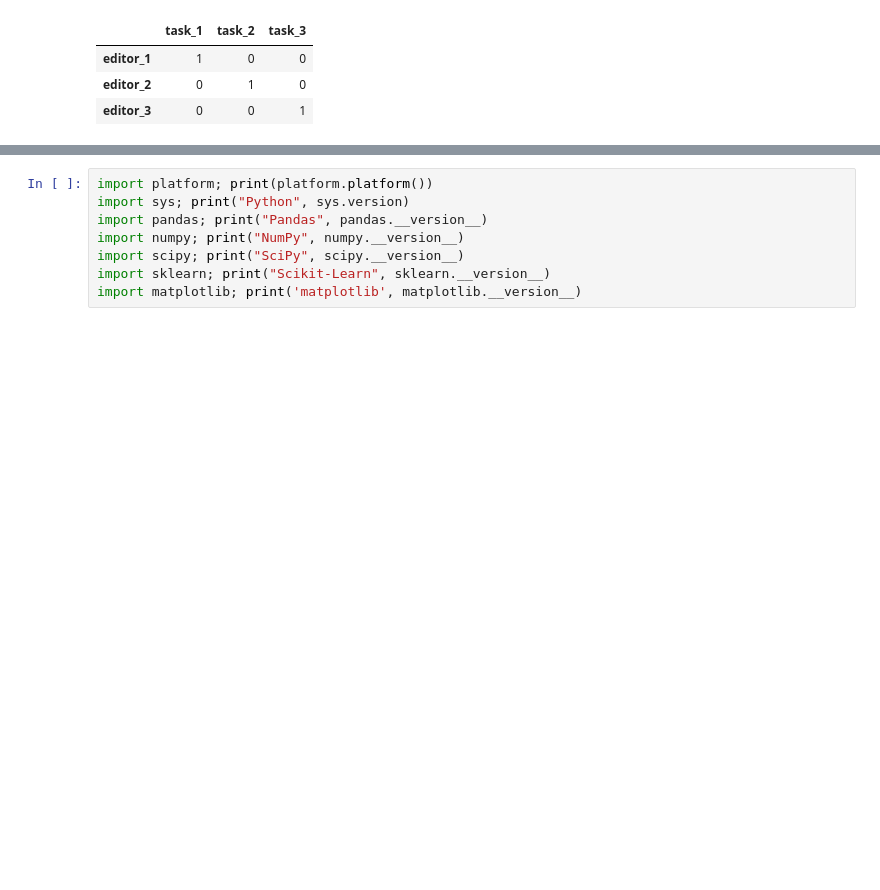
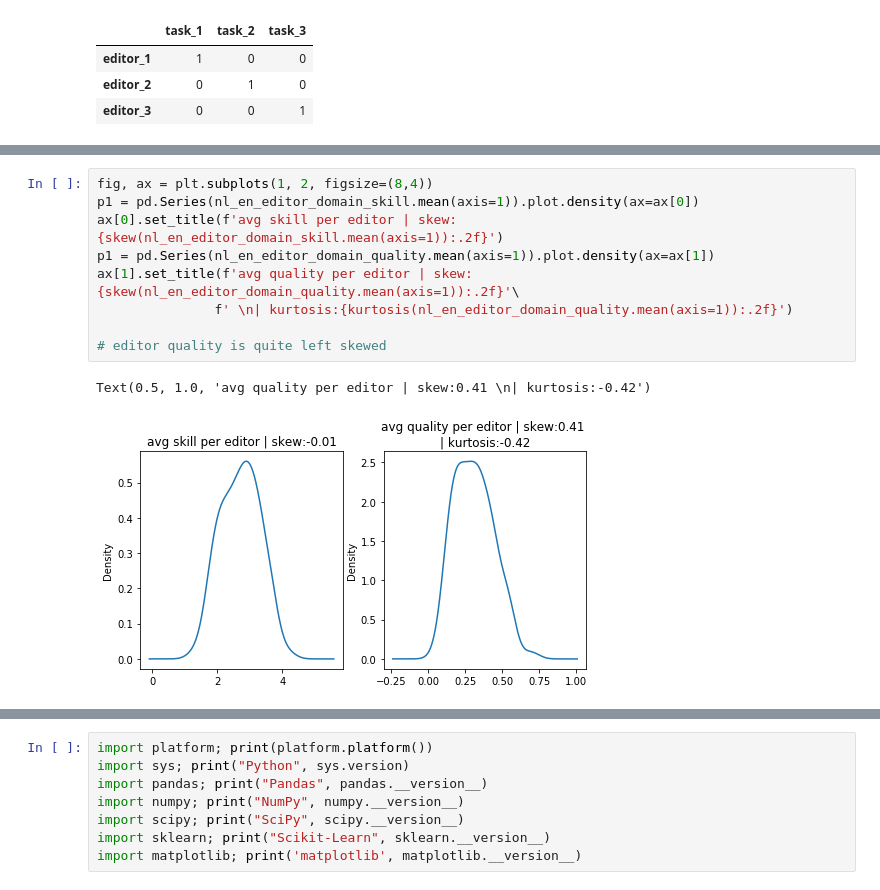
Before and after one commit to arealrb/data-science-challenge, a Jupyter notebook: Solution.ipynb, the cells around one changed output, grey strips where cells are left out. Saved outputs shown, nothing was run; the diff lists cells and outputs as text; blank space fills up the shorter version.

```diff
--- a/Solution.ipynb
+++ b/Solution.ipynb
@@ -116,0 +207,12 @@ from genetic import gen_pop_mp, genetic_algorithm_mp
+# %%
+fig, ax = plt.subplots(1, 2, figsize=(8,4))
+p1 = pd.Series(nl_en_editor_domain_skill.mean(axis=1)).plot.density(ax=ax[0])
+ax[0].set_title(f'avg skill per editor | skew:{skew(nl_en_editor_domain_skill.mean(axis=1)):.2f}')
+p1 = pd.Series(nl_en_editor_domain_quality.mean(axis=1)).plot.density(ax=ax[1])
+ax[1].set_title(f'avg quality per editor | skew:{skew(nl_en_editor_domain_quality.mean(axis=1)):.2f}'\
+               f' \n| kurtosis:{kurtosis(nl_en_editor_domain_quality.mean(axis=1)):.2f}')
+
+# editor quality is quite left skewed
+# %% [output]
+Text(0.5, 1.0, 'avg quality per editor | skew:0.41 \n| kurtosis:-0.42')
+[figure, added]
```
Also changed, not shown: parts of 23 cells of this notebook, 2 other files.
